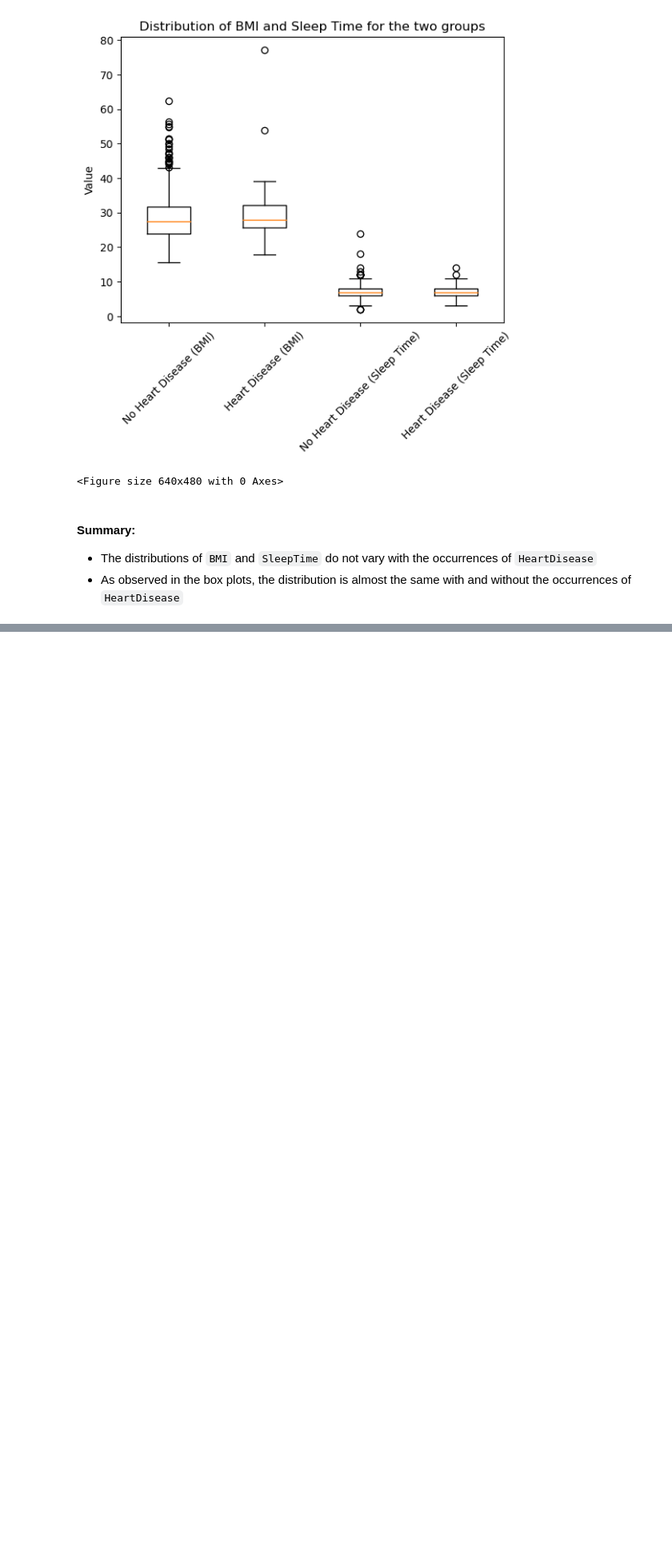
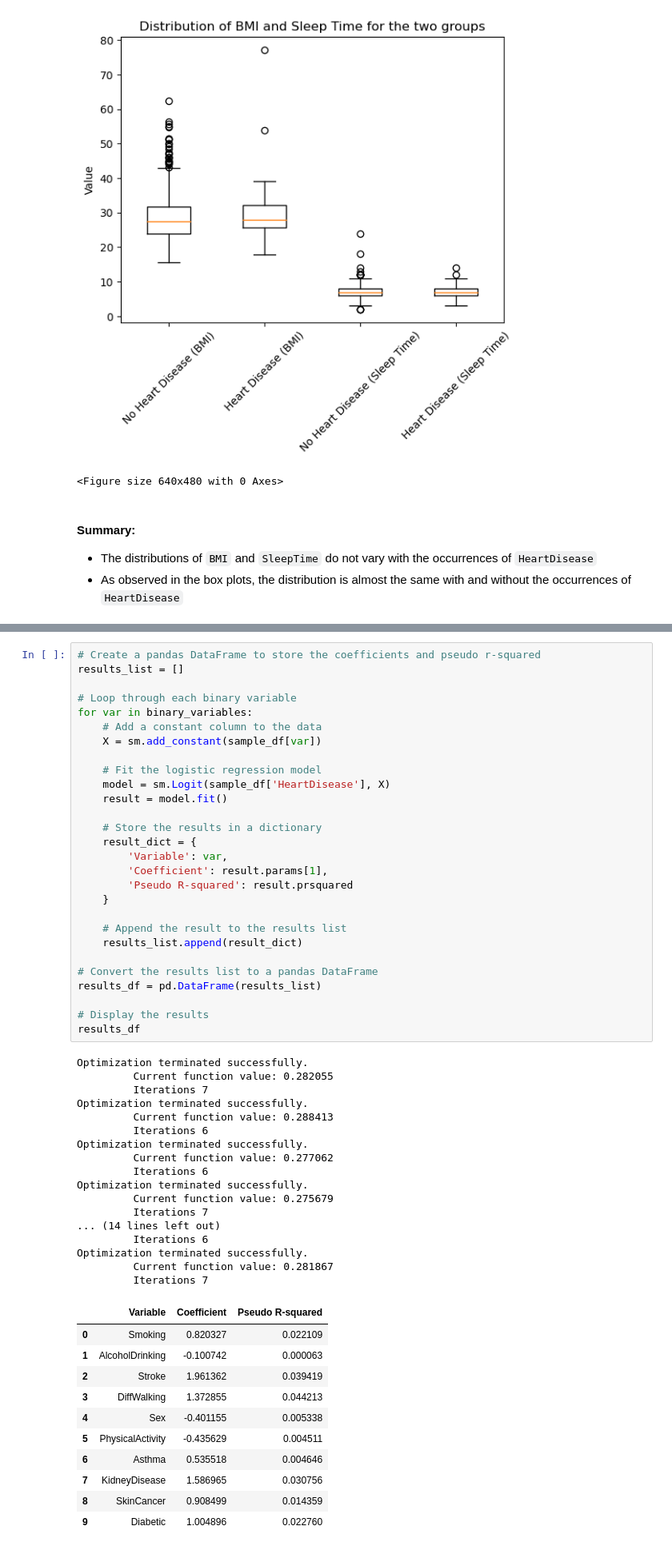
Before and after one commit to BCBeeravelly/Data-Analysis-using-Statistical-Methods, a Jupyter notebook: data-analysis.ipynb, the cells around one changed output, grey strips where cells are left out. Shown at 80% size. Drawn from its saved outputs; the diff is of its cells as text; blank space fills up the shorter version.

Commit message:
Regression Analysis added

```diff
--- a/data-analysis.ipynb
+++ b/data-analysis.ipynb
@@ -633,0 +642,57 @@ plt.savefig('visualizations/mann_whitney_test.png')
+# %%
+# Create a pandas DataFrame to store the coefficients and pseudo r-squared
+results_list = []
+
+# Loop through each binary variable
+for var in binary_variables:
+    # Add a constant column to the data
+    X = sm.add_constant(sample_df[var])
+
+    # Fit the logistic regression model
+    model = sm.Logit(sample_df['HeartDisease'], X)
+    result = model.fit()
+
+    # Store the results in a dictionary
+    result_dict = {
+        'Variable': var,
+        'Coefficient': result.params[1],
+        'Pseudo R-squared': result.prsquared
+    }
+
+    # Append the result to the results list
+    results_list.append(result_dict)
+
+# Convert the results list to a pandas DataFrame
+results_df = pd.DataFrame(results_list)
+
+# Display the results
+results_df
+# %% [output]
+Optimization terminated successfully.
+         Current function value: 0.282055
+         Iterations 7
+Optimization terminated successfully.
+         Current function value: 0.288413
+         Iterations 6
+Optimization terminated successfully.
+         Current function value: 0.277062
+         Iterations 6
+Optimization terminated successfully.
+         Current function value: 0.275679
+         Iterations 7
+... (14 lines left out)
+         Iterations 6
+Optimization terminated successfully.
+         Current function value: 0.281867
+         Iterations 7
+|  | Variable | Coefficient | Pseudo R-squared |
+| 0 | Smoking | 0.820327 | 0.022109 |
+| 1 | AlcoholDrinking | -0.100742 | 0.000063 |
+| 2 | Stroke | 1.961362 | 0.039419 |
+| 3 | DiffWalking | 1.372855 | 0.044213 |
+| 4 | Sex | -0.401155 | 0.005338 |
+| 5 | PhysicalActivity | -0.435629 | 0.004511 |
+| 6 | Asthma | 0.535518 | 0.004646 |
+| 7 | KidneyDisease | 1.586965 | 0.030756 |
+| 8 | SkinCancer | 0.908499 | 0.014359 |
+| 9 | Diabetic | 1.004896 | 0.022760 |
```
Also changed, not shown: parts of 7 cells of this notebook.
